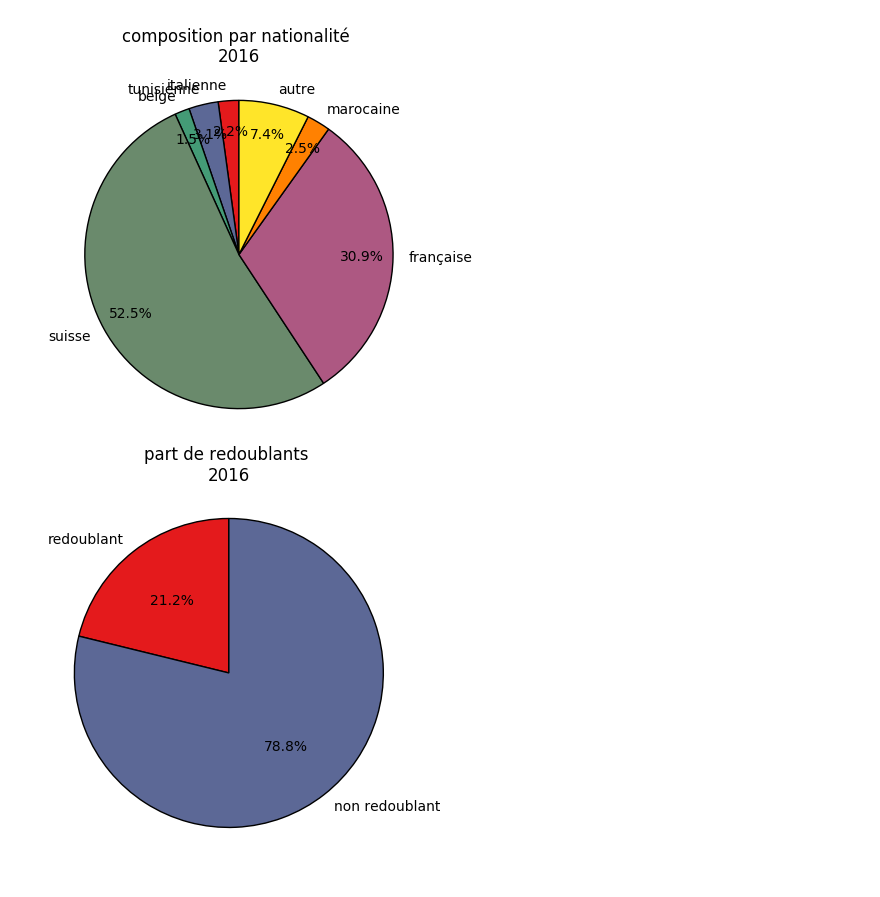
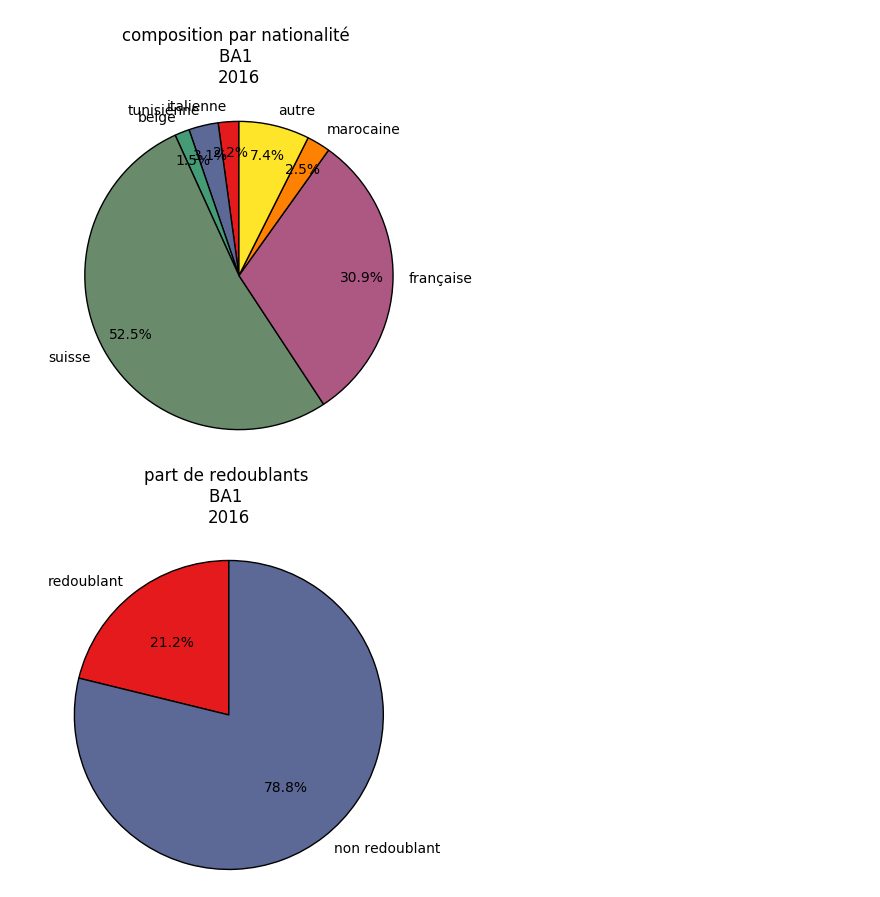
Before and after one commit to ilyaskurikhin/coachsort, a Jupyter notebook: stats.ipynb, the cells around one changed output. Drawn from its saved outputs; the diff is of its cells as text; code cells hidden in the pictures; blank space fills up the shorter version.

Commit message:
added semester to graph labels

```diff
--- a/stats.ipynb
+++ b/stats.ipynb
@@ -12,11 +12,11 @@ classes_repeating = {}
 for year in range(2008,2017):
     classes_repeating[year] = s.find_repeating(classes[year],classes[year-1])
 # %%
-stats.plot_nationality(classes[2016],"composition par nationalité \n2016")
+stats.plot_nationality(classes[2016],"composition par nationalité \nBA1 \n2016")
 # %% [output]
-[figure, old version]
+[figure, new version]
 # %%
-stats.plot_repeating(classes[2016],classes_repeating[2016],"part de redoublants \n2016")
+stats.plot_repeating(classes[2016],classes_repeating[2016],"part de redoublants \nBA1 \n2016")
 # %% [output]
-[figure, old version]
+[figure, new version]
 # %%
```
Also changed, not shown: parts of 2 cells of this notebook.
